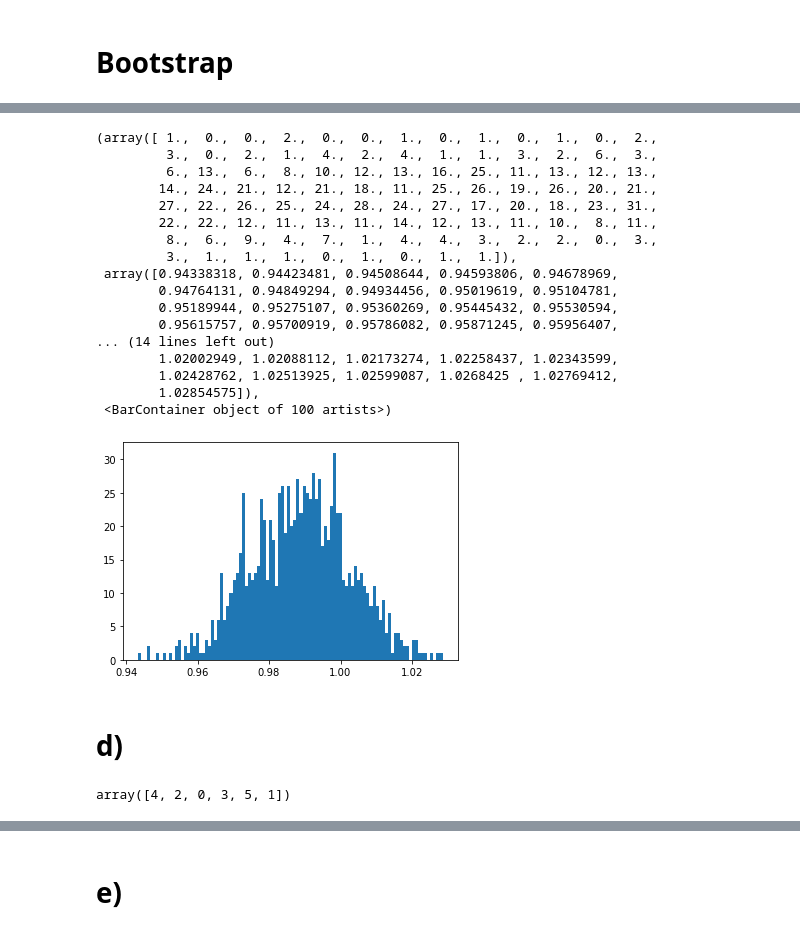
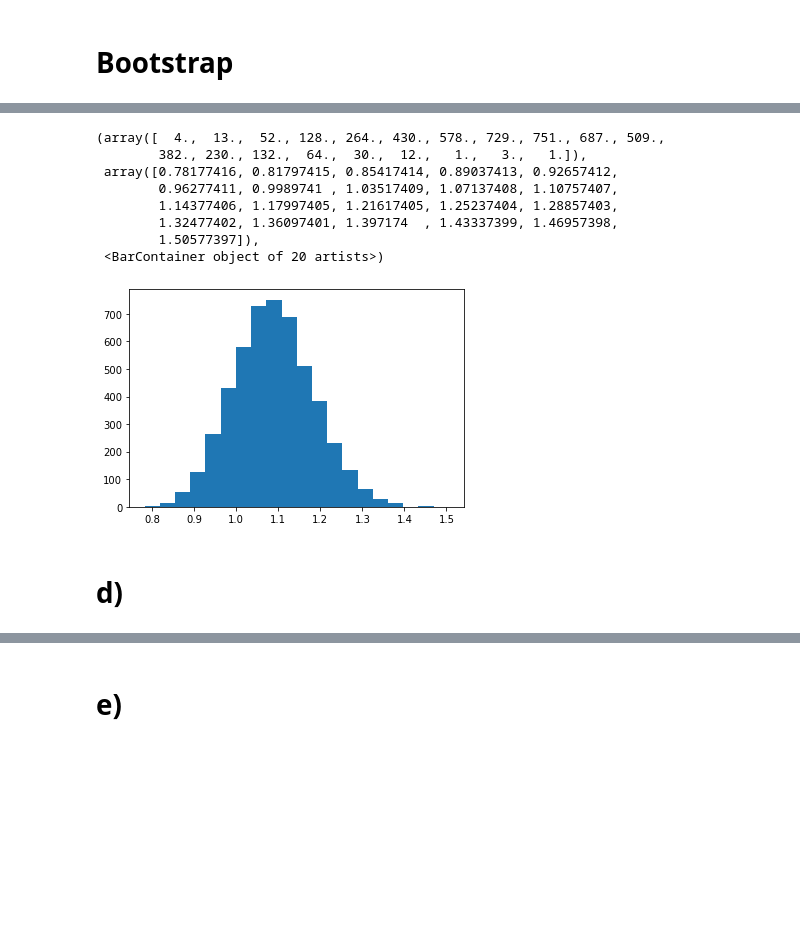
Before and after one commit to johanage/ada_ml_project1, a Jupyter notebook: Project1.ipynb, the cells around one changed output, grey strips where cells are left out. Cells and saved outputs as stored; diff of their text form; code cells hidden in the pictures; blank space fills up the shorter version.

Commit message:
added bootstrap of for bias variance trade-off analysis and fixed crossvalidation for multidim datasets

```diff
--- a/Project1.ipynb
+++ b/Project1.ipynb
@@ -281,5 +277,22 @@ Text(0.5, 0, 'Polynomial degree')
 # Bootstrap
 # %%
 import importlib; import project1; importlib.reload(project1); from project1.project1 import *
-data = np.random.normal(size=(100,100))
-out_bootstrap = bootstrap(data=data, k = 1000)
+model_complexity = 5
+k = 5000
+mses_train, Rs_train = np.zeros((model_complexity, k)), np.zeros((model_complexity,k))
+mses_test, Rs_test = np.zeros((model_complexity, k)), np.zeros((model_complexity, k))
+for p in range(1,model_complexity+1):
+    X = make_design_matrix(xvec = xvec, p = p)
+    z = FrankeFunction(**{'x%i'%i: xvec[i].ravel() for i in range(len(xvec))})
+    noise = np.random.normal(0,1,size=z.shape)
+    znoisy = z + noise
+    for ik in range(k):
+        z_resampled = resample(data = znoisy)
+        ztilde_train, ztilde_test, betahat, Xtrain, Xtest, ztrain,ztest = ols_fp_train_test_split(X = X, y = z_resampled,
+                                                                                                  **{"test_size" : 0.25,
+                                                                                                    "random_state" : 42})
+        mses_train[p-1, ik] = MSE(y = ztrain + np.mean(z),ytilde = ztilde_train)
+        Rs_train[p-1, ik] = Rscore(y = ztrain + np.mean(z), ytilde = ztilde_train)
+
+        mses_test[p-1, ik] = MSE(y = ztest + np.mean(z),ytilde = ztilde_test)
+        Rs_test[p-1, ik] = Rscore(y = ztest + np.mean(z), ytilde = ztilde_test)
@@ -327,29 +299,14 @@ plt.hist(out_bootstrap['mean'], bins=100)
-# %%
-plt.hist(out_bootstrap['var'], bins=100)
-# %% [output]
-(array([ 1.,  0.,  0.,  2.,  0.,  0.,  1.,  0.,  1.,  0.,  1.,  0.,  2.,
-         3.,  0.,  2.,  1.,  4.,  2.,  4.,  1.,  1.,  3.,  2.,  6.,  3.,
-         6., 13.,  6.,  8., 10., 12., 13., 16., 25., 11., 13., 12., 13.,
-        14., 24., 21., 12., 21., 18., 11., 25., 26., 19., 26., 20., 21.,
-        27., 22., 26., 25., 24., 28., 24., 27., 17., 20., 18., 23., 31.,
-        22., 22., 12., 11., 13., 11., 14., 12., 13., 11., 10.,  8., 11.,
-         8.,  6.,  9.,  4.,  7.,  1.,  4.,  4.,  3.,  2.,  2.,  0.,  3.,
-         3.,  1.,  1.,  1.,  0.,  1.,  0.,  1.,  1.]),
- array([0.94338318, 0.94423481, 0.94508644, 0.94593806, 0.94678969,
-        0.94764131, 0.94849294, 0.94934456, 0.95019619, 0.95104781,
-        0.95189944, 0.95275107, 0.95360269, 0.95445432, 0.95530594,
-        0.95615757, 0.95700919, 0.95786082, 0.95871245, 0.95956407,
-... (14 lines left out)
-        1.02002949, 1.02088112, 1.02173274, 1.02258437, 1.02343599,
-        1.02428762, 1.02513925, 1.02599087, 1.0268425 , 1.02769412,
-        1.02854575]),
- <BarContainer object of 100 artists>)
-[figure, removed]
+# %%
+plt.hist(mses_train[4], bins = 20)
+# %% [output]
+(array([  4.,  13.,  52., 128., 264., 430., 578., 729., 751., 687., 509.,
+        382., 230., 132.,  64.,  30.,  12.,   1.,   3.,   1.]),
+ array([0.78177416, 0.81797415, 0.85417414, 0.89037413, 0.92657412,
+        0.96277411, 0.9989741 , 1.03517409, 1.07137408, 1.10757407,
+        1.14377406, 1.17997405, 1.21617405, 1.25237404, 1.28857403,
+        1.32477402, 1.36097401, 1.397174  , 1.43337399, 1.46957398,
+        1.50577397]),
+ <BarContainer object of 20 artists>)
+[figure, added]
 # %% [markdown]
 # d)
-# %%
-indices = np.arange(len(b))
-np.random.shuffle(indices)
-indices
-# %% [output]
-array([4, 2, 0, 3, 5, 1])
```
Also changed, not shown: parts of 18 cells of this notebook, 1 other file.
